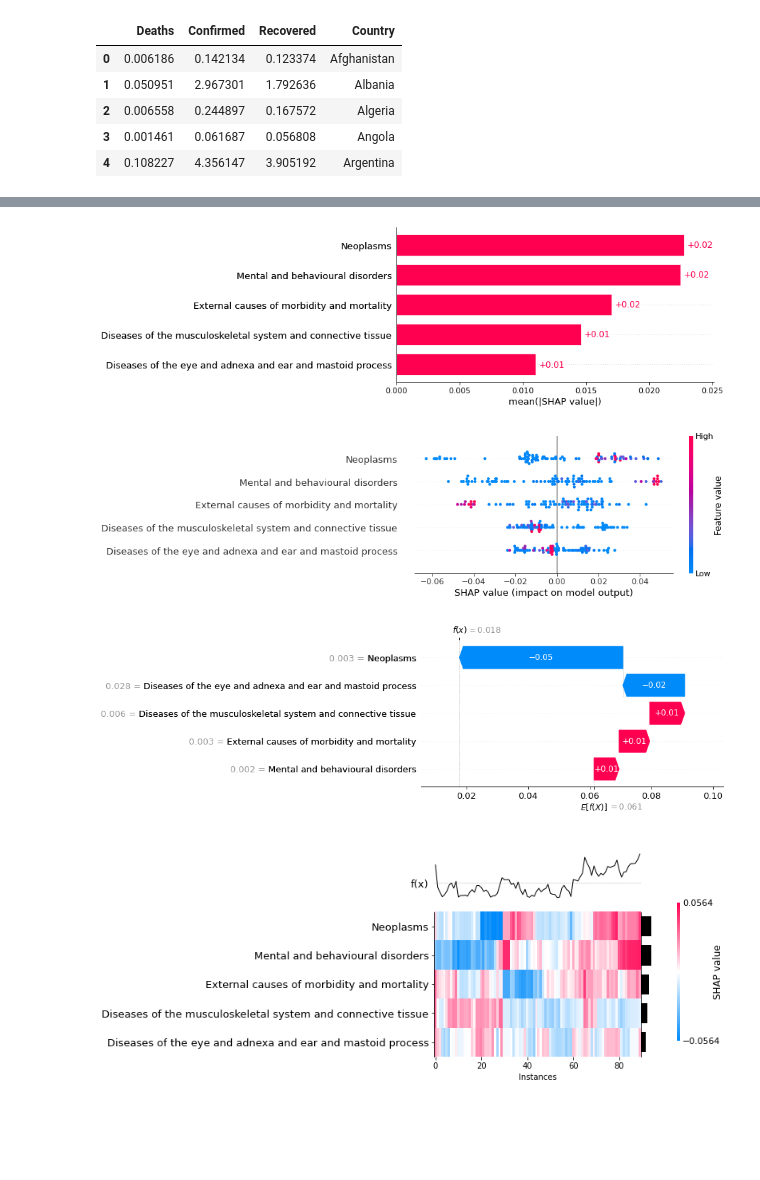
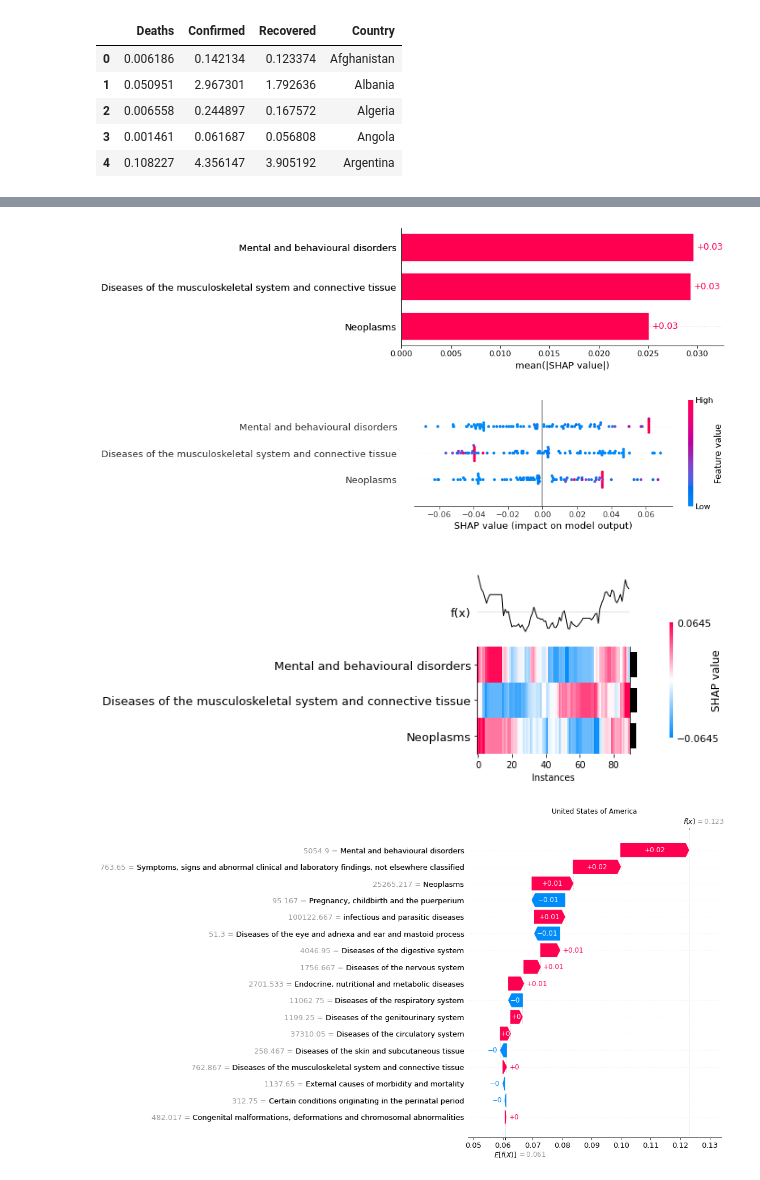
Before and after one commit to risto-trajanov/covid-19-explainable-healthy-diet, a Jupyter notebook: feature_selection/feature_selection_comorbidity_data.ipynb, the cells around one changed output, grey strips where cells are left out. Drawn from its saved outputs; the diff is of its cells as text; code cells hidden in the pictures; blank space fills up the shorter version.

```diff
--- a/feature_selection/feature_selection_comorbidity_data.ipynb
+++ b/feature_selection/feature_selection_comorbidity_data.ipynb
@@ -132,12 +128,31 @@ XGBRegressor(base_score=0.5, booster='gbtree', colsample_bylevel=1,
-# %%
-expl = shap.Explainer(xgb_comorbidity, X_comorbidity[selected_features_comorbidity])
-shap_values = expl(X_comorbidity[selected_features_comorbidity])
-shap.plots.bar(shap_values)
-shap.plots.beeswarm(shap_values)
-shap.plots.waterfall(shap_values[30])
-shap.plots.heatmap(shap_values)
-# %% [output]
-[figure, removed]
-[figure, removed]
-[figure, removed]
-[figure, removed]
+# %%
+comorbidities_unscaled = pd.read_csv(f'{settings.output_folder}/icd_10.csv')
+comorbidities_unscaled = comorbidities_unscaled[comorbidities_unscaled.columns[1:]]
+# %%
+expl = shap.Explainer(xgb_comorbidity, X_comorbidity[selected_features_comorbidity])
+shap_values = expl(X_comorbidity[selected_features_comorbidity])
+shap.plots.bar(shap_values)
+shap.plots.beeswarm(shap_values)
+shap.plots.heatmap(shap_values)
+
+countries = ['United States of America', 'Ireland', 'France', 'Georgia', 'Hungary', 'Iceland', 'Cuba', 'Mexico']
+unscaled_train = comorbidities_unscaled.merge(targets, on='Country', how='inner')
+indices = unscaled_train[unscaled_train['Country'].isin(countries)].index.values
+unscaled_t = unscaled_train.drop(indices)
+
+X_uns = unscaled_t[unscaled_t.columns.drop(label_values)]
+X_uns = X_uns[X_uns.columns.drop(['Country'])]
+xgb_comorbidity.fit(X_uns, unscaled_t['Deaths'])
+X_fin = unscaled_train[unscaled_train.columns.drop(label_values)]
+X_fin = X_fin[X_fin.columns.drop(['Country'])]
+expl = shap.Explainer(xgb_comorbidity, X_fin)
+shap_values = expl(X_fin)
+
+for val, country in zip(indices, countries):
+    plt.title(country)
+    shap.plots.waterfall(shap_values[val], max_display=25)
+# %% [output]
+[figure, added]
+[figure, added]
+[figure, added]
+[figure, added]
```
Also changed, not shown: parts of 8 cells of this notebook, 11 other files.
